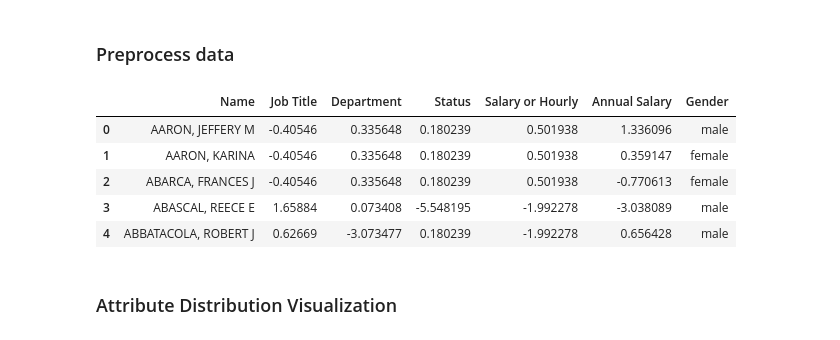
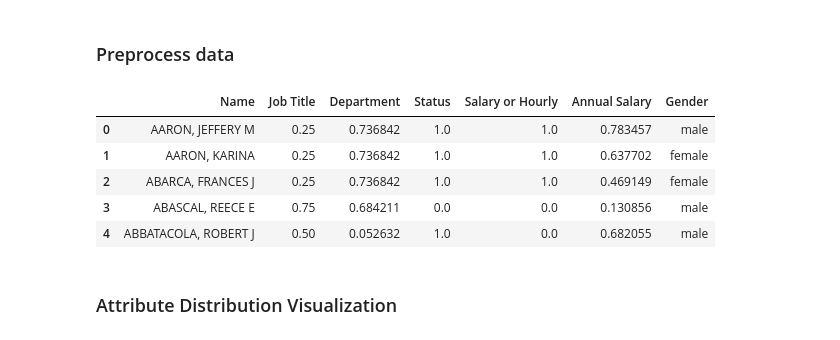
Before and after one commit to Wolverick1996/MSc-Thesis, a Jupyter notebook: GenderPayGap/ChicagoGrouped/Nutrition_Labels_For_Rankings_ChicagoGrouped.ipynb, the cells around one changed output. Cells and saved outputs as stored; diff of their text form; code cells hidden in the pictures.

```diff
--- a/GenderPayGap/ChicagoGrouped/Nutrition_Labels_For_Rankings_ChicagoGrouped.ipynb
+++ b/GenderPayGap/ChicagoGrouped/Nutrition_Labels_For_Rankings_ChicagoGrouped.ipynb
@@ -56,22 +56,23 @@ data.head(5)
 # %%
 ## exclude the categorical data during preprocessing
 # ignore_atts = ["College Name","Department Size", "Regional Code"] # for CS ranking
 # ignore_atts = ["sex", "race", "c_charge_degree", "r_charge_degree", "v_score_text", "score_text"] # for COMPAS
 # ignore_atts = ["workclass", "education", "marital_status", "occupation", "relationship", "race", "sex", "native_country", "class"] # for adult
 ignore_atts = ["Name", "Gender"]
 
 cur_data = data.copy()
 norm_data = normalizeDataset(cur_data, ignore_atts)
+cur_data = data.copy()
 standarded_data = standardizeData(cur_data, ignore_atts)
 
 norm_data.head(5)
 # %% [output]
 |  | Name | Job Title | Department | Status | Salary or Hourly | Annual Salary | Gender |
-| 0 | AARON, JEFFERY M | -0.40546 | 0.335648 | 0.180239 | 0.501938 | 1.336096 | male |
-| 1 | AARON, KARINA | -0.40546 | 0.335648 | 0.180239 | 0.501938 | 0.359147 | female |
-| 2 | ABARCA, FRANCES J | -0.40546 | 0.335648 | 0.180239 | 0.501938 | -0.770613 | female |
-| 3 | ABASCAL, REECE E | 1.65884 | 0.073408 | -5.548195 | -1.992278 | -3.038089 | male |
-| 4 | ABBATACOLA, ROBERT J | 0.62669 | -3.073477 | 0.180239 | -1.992278 | 0.656428 | male |
+| 0 | AARON, JEFFERY M | 0.25 | 0.736842 | 1.0 | 1.0 | 0.783457 | male |
+| 1 | AARON, KARINA | 0.25 | 0.736842 | 1.0 | 1.0 | 0.637702 | female |
+| 2 | ABARCA, FRANCES J | 0.25 | 0.736842 | 1.0 | 1.0 | 0.469149 | female |
+| 3 | ABASCAL, REECE E | 0.75 | 0.684211 | 0.0 | 0.0 | 0.130856 | male |
+| 4 | ABBATACOLA, ROBERT J | 0.50 | 0.052632 | 1.0 | 0.0 | 0.682055 | male |
 # %% [markdown]
 ### Attribute Distribution Visualization
 # %%
```
Also changed, not shown: parts of 8 cells of this notebook, 23 other files.
